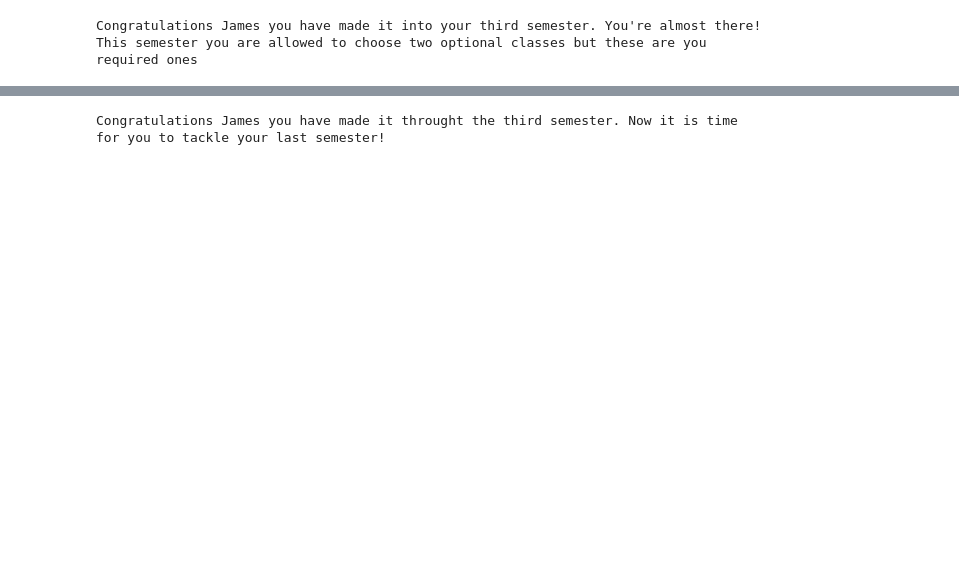
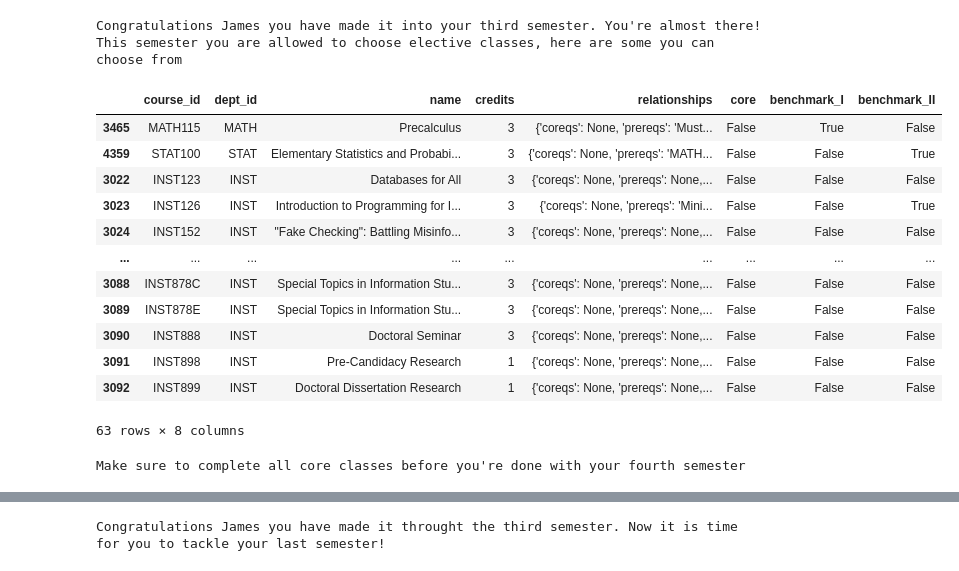
Before and after one commit to Chonathon/INST326-Final-Project, a Jupyter notebook: Ekow.ipynb, the cells around one changed output, grey strips where cells are left out. Drawn from its saved outputs; the diff is of its cells as text; code cells hidden in the pictures; blank space fills up the shorter version.

```diff
--- a/Ekow.ipynb
+++ b/Ekow.ipynb
@@ -32,0 +63,18 @@ Which means students are only required to take 3 upper level classes in the 4th
+# %%
+
+core = False
+
+inst_prgm["core"] = core
+
+inst_prgm.loc[inst_prgm['course_id'] == 'INST201', ['core']] = True
+inst_prgm.loc[inst_prgm['course_id'] == 'INST311', ['core']] = True
+inst_prgm.loc[inst_prgm['course_id'] == 'INST314', ['core']] = True
+inst_prgm.loc[inst_prgm['course_id'] == 'INST326', ['core']] = True
+inst_prgm.loc[inst_prgm['course_id'] == 'INST327', ['core']] = True
+inst_prgm.loc[inst_prgm['course_id'] == 'INST335', ['core']] = True
+inst_prgm.loc[inst_prgm['course_id'] == 'INST346', ['core']] = True
+inst_prgm.loc[inst_prgm['course_id'] == 'INST352', ['core']] = True
+inst_prgm.loc[inst_prgm['course_id'] == 'INST362', ['core']] = True
+inst_prgm.loc[inst_prgm['course_id'] == 'INST490', ['core']] = True
+
+inst_prgm[inst_prgm["course_id"] == "INST377"]
@@ -32,0 +84,23 @@ Which means students are only required to take 3 upper level classes in the 4th
+# %%
+benchmark_I = False
+
+inst_prgm["benchmark_I"] = benchmark_I
+
+inst_prgm.loc[inst_prgm['course_id'] == 'MATH115', ['benchmark_I']] = True
+inst_prgm.loc[inst_prgm['course_id'] == 'PSYCH100', ['benchmark_I']] = True
+
+
+
+benchmark_II = False
+
+inst_prgm["benchmark_II"] = benchmark_II
+
+inst_prgm.loc[inst_prgm['course_id'] == 'STAT100', ['benchmark_II']] = True
+inst_prgm.loc[inst_prgm['course_id'] == 'INST126', ['benchmark_II']] = True
+inst_prgm.loc[inst_prgm['course_id'] == 'INST201', ['benchmark_II']] = True
+
+
+
+
+
+    #inst_prgm[inst_prgm["course_id"] == "INST311"]
@@ -76,7 +246,8 @@ These are the classes you have taken so far
 # %%
+#def third_semester(self):
 name = "James"
 print(f"Congratulations {name} you have made it into your third semester. You're almost there!")
-print("This semester you are allowed to choose two optional classes but these are you required ones")
+print("This semester you are allowed to choose elective classes, here are some you can choose from")
 # %% [output]
 Congratulations James you have made it into your third semester. You're almost there!
-This semester you are allowed to choose two optional classes but these are you required ones
+This semester you are allowed to choose elective classes, here are some you can choose from
@@ -135,0 +254,20 @@ class New_semester:
+# %%
+inst_prgm[inst_prgm["core"] == False]
+# %% [output]
+|  | course_id | dept_id | name | credits | relationships | core | benchmark_I | benchmark_II |
+| 3465 | MATH115 | MATH | Precalculus | 3 | {'coreqs': None, 'prereqs': 'Must... | False | True | False |
+| 4359 | STAT100 | STAT | Elementary Statistics and Probabi... | 3 | {'coreqs': None, 'prereqs': 'MATH... | False | False | True |
+| 3022 | INST123 | INST | Databases for All | 3 | {'coreqs': None, 'prereqs': None,... | False | False | False |
+| 3023 | INST126 | INST | Introduction to Programming for I... | 3 | {'coreqs': None, 'prereqs': 'Mini... | False | False | True |
+| 3024 | INST152 | INST | "Fake Checking": Battling Misinfo... | 3 | {'coreqs': None, 'prereqs': None,... | False | False | False |
+| ... | ... | ... | ... | ... | ... | ... | ... | ... |
+| 3088 | INST878C | INST | Special Topics in Information Stu... | 3 | {'coreqs': None, 'prereqs': None,... | False | False | False |
+| 3089 | INST878E | INST | Special Topics in Information Stu... | 3 | {'coreqs': None, 'prereqs': None,... | False | False | False |
+| 3090 | INST888 | INST | Doctoral Seminar | 3 | {'coreqs': None, 'prereqs': None,... | False | False | False |
+| 3091 | INST898 | INST | Pre-Candidacy Research | 1 | {'coreqs': None, 'prereqs': None,... | False | False | False |
+| 3092 | INST899 | INST | Doctoral Dissertation Research | 1 | {'coreqs': None, 'prereqs': None,... | False | False | False |
+63 rows × 8 columns
+# %%
+print("Make sure to complete all core classes before you're done with your fourth semester")
+# %% [output]
+Make sure to complete all core classes before you're done with your fourth semester
```
Also changed, not shown: parts of 18 cells of this notebook.
